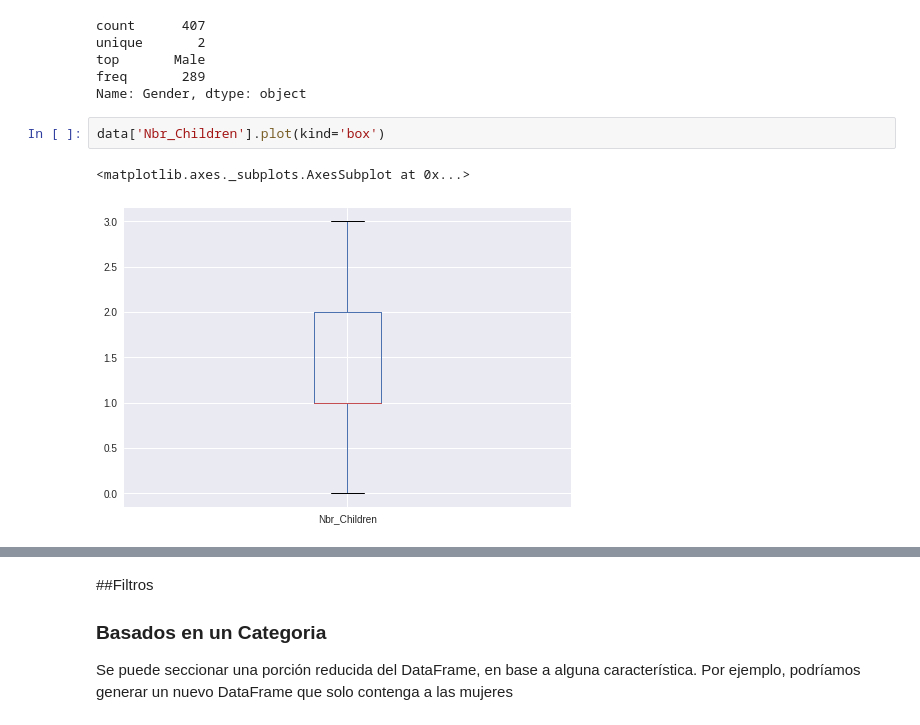
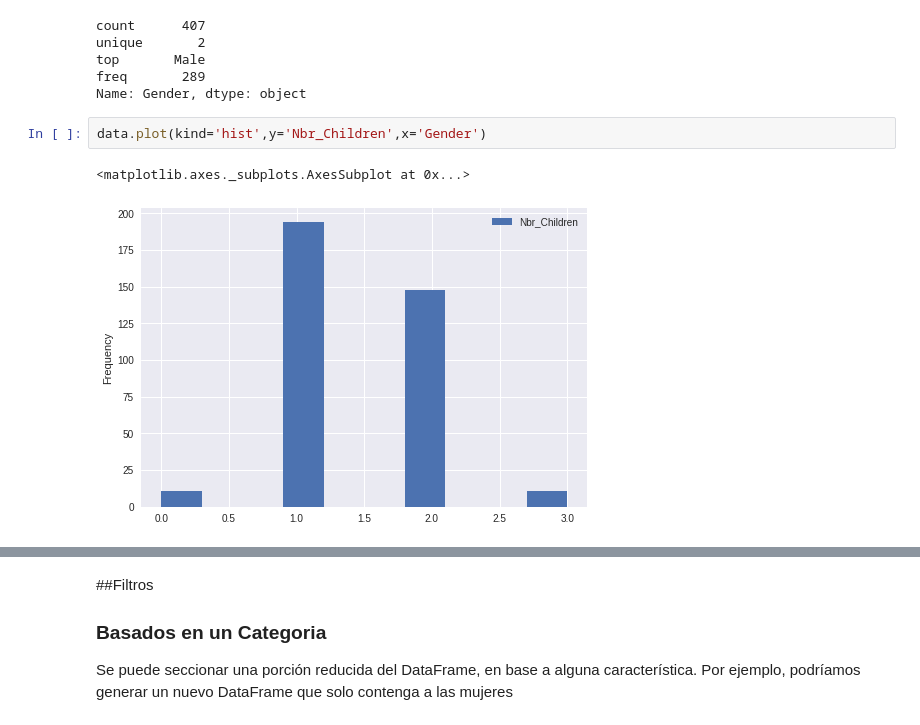
Before and after one commit to alvarogutyerrez/alvarogutyerrez, a Jupyter notebook: MasteringPandas.ipynb, the cells around one changed output, grey strips where cells are left out. Saved outputs shown, nothing was run; the diff lists cells and outputs as text.

```diff
--- a/MasteringPandas.ipynb
+++ b/MasteringPandas.ipynb
@@ -187,7 +225,7 @@ top       Male
 freq       289
 Name: Gender, dtype: object
 # %%
-data['Nbr_Children'].plot(kind='box')
+data.plot(kind='hist',y='Nbr_Children',x='Gender')
 # %% [output]
 <matplotlib.axes._subplots.AxesSubplot at 0x...>
-[figure, old version]
+[figure, new version]
```
Also changed, not shown: parts of 12 cells of this notebook.
